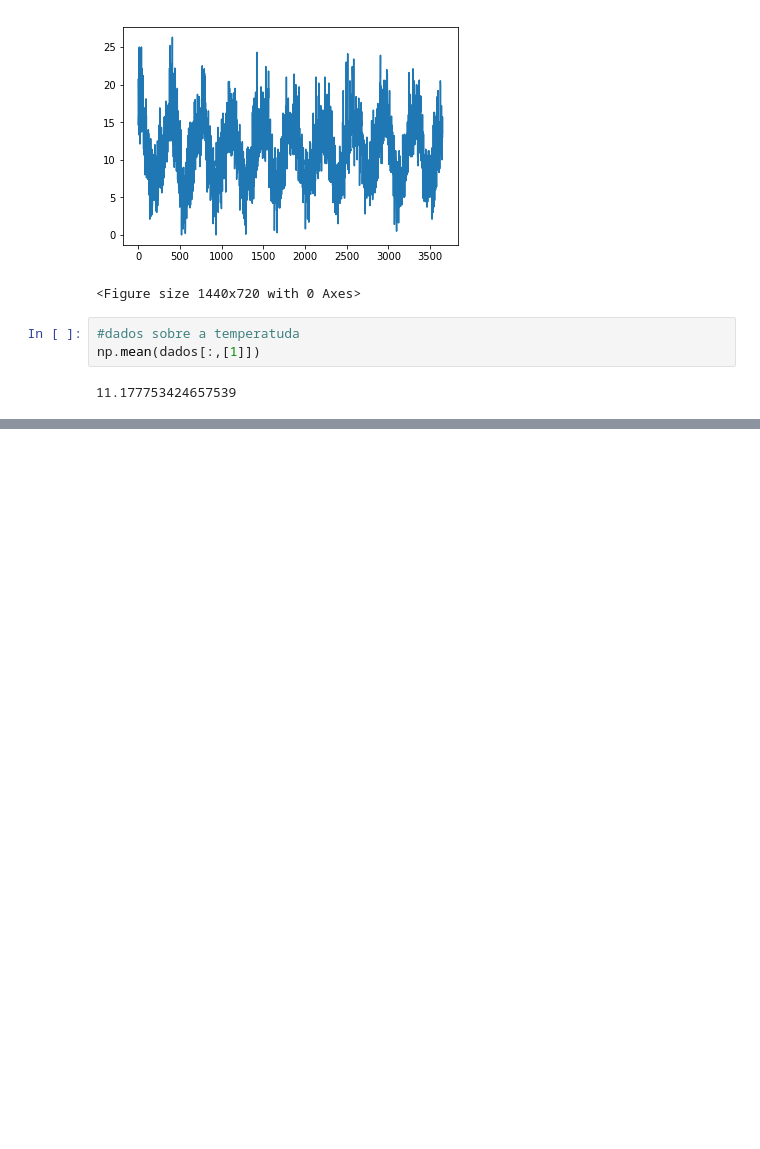
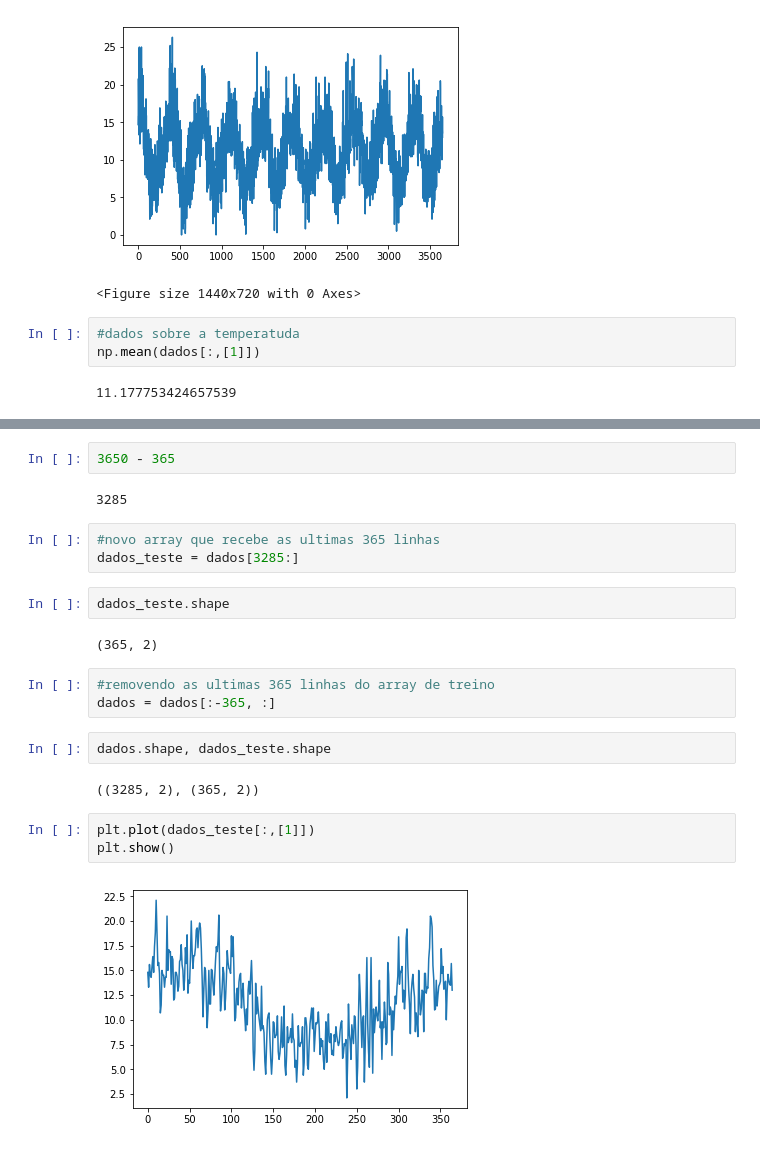
Before and after one commit to jimitogni/ia006, a Jupyter notebook: efc1/computacionais.ipynb, the cells around one changed output, grey strips where cells are left out. Drawn from its saved outputs; the diff is of its cells as text; blank space fills up the shorter version.

```diff
--- a/efc1/computacionais.ipynb
+++ b/efc1/computacionais.ipynb
@@ -96,0 +84,23 @@ ValueError: sequence too large; cannot be greater than 32
+# %%
+3650 - 365
+# %% [output]
+3285
+# %%
+#novo array que recebe as ultimas 365 linhas
+dados_teste = dados[3285:]
+# %%
+dados_teste.shape
+# %% [output]
+(365, 2)
+# %%
+#removendo as ultimas 365 linhas do array de treino
+dados = dados[:-365, :]
+# %%
+dados.shape, dados_teste.shape
+# %% [output]
+((3285, 2), (365, 2))
+# %%
+plt.plot(dados_teste[:,[1]])
+plt.show()
+# %% [output]
+[figure, added]
```
Also changed, not shown: parts of 5 cells of this notebook.
